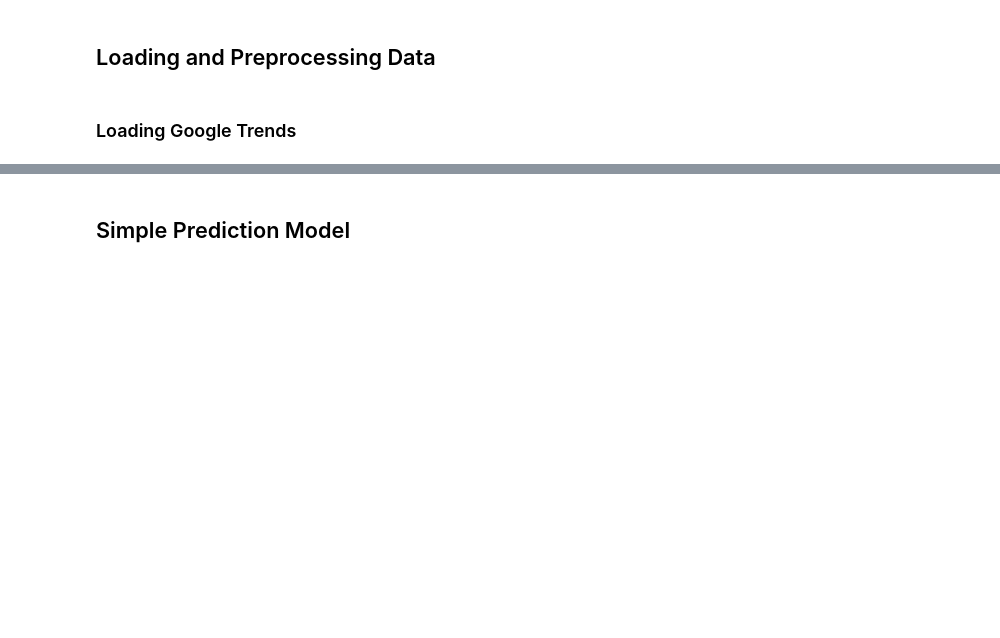
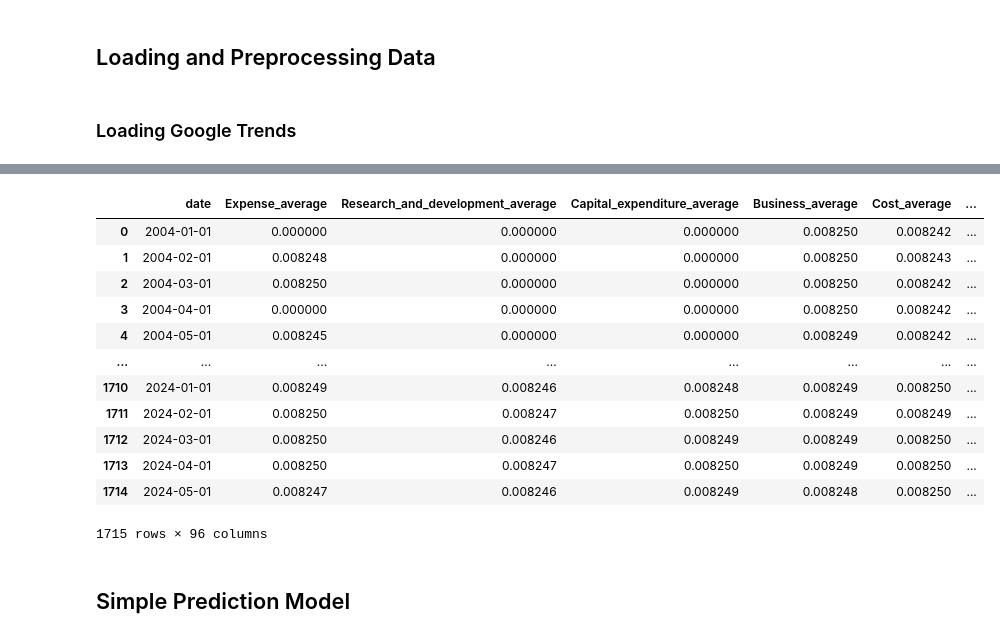
Before and after one commit to theS3b/Smoothing-Techniques-for-Predicting-High-Frequency-Time-Series, a Jupyter notebook: Simple NN Predictions Year to Year.ipynb, the cells around one changed output, grey strips where cells are left out. Cells and saved outputs as stored; diff of their text form; code cells hidden in the pictures; blank space fills up the shorter version.

```diff
--- a/Simple NN Predictions Year to Year.ipynb
+++ b/Simple NN Predictions Year to Year.ipynb
@@ -52,3 +65,31 @@ X_train[preprocessor.country_train == "Switzerland"].head()
+# %%
+# Goal: Add the Year-over-Year Log-Difference of Search Volume Indices to the features
+
+# 1. Get the Year-over-Year Log-Difference of Search Volume Indices
+all_gts
+search_terms = [col for col in all_gts.columns if col.endswith('_average')]
+# Apply log
+all_gts.groupby("country").apply()= np.log(all_gts.loc[all_gts["country"] == country, search_terms] + 1)
+
+# 2. Add the previous year's difference to the features
+for term in search_terms:
+    all_gts.loc[all_gts["country"] == country, f"{term}_diff"] = all_gts.loc[all_gts["country"] == country, term].diff(3)
+
+all_gts
+# %% [output]
+|  | date | Expense_average | Research_and_development_average | Capital_expenditure_average | Business_average | Cost_average | ... |
+| 0 | 2004-01-01 | 0.000000 | 0.000000 | 0.000000 | 0.008250 | 0.008242 | ... |
+| 1 | 2004-02-01 | 0.008248 | 0.000000 | 0.000000 | 0.008250 | 0.008243 | ... |
+| 2 | 2004-03-01 | 0.008250 | 0.000000 | 0.000000 | 0.008250 | 0.008242 | ... |
+| 3 | 2004-04-01 | 0.000000 | 0.000000 | 0.000000 | 0.008250 | 0.008242 | ... |
+| 4 | 2004-05-01 | 0.008245 | 0.000000 | 0.000000 | 0.008249 | 0.008242 | ... |
+| ... | ... | ... | ... | ... | ... | ... | ... |
+| 1710 | 2024-01-01 | 0.008249 | 0.008246 | 0.008248 | 0.008249 | 0.008250 | ... |
+| 1711 | 2024-02-01 | 0.008250 | 0.008247 | 0.008250 | 0.008249 | 0.008249 | ... |
+| 1712 | 2024-03-01 | 0.008250 | 0.008246 | 0.008249 | 0.008249 | 0.008250 | ... |
+| 1713 | 2024-04-01 | 0.008250 | 0.008247 | 0.008250 | 0.008249 | 0.008250 | ... |
+| 1714 | 2024-05-01 | 0.008247 | 0.008246 | 0.008249 | 0.008248 | 0.008250 | ... |
+1715 rows × 96 columns
 # %% [markdown]
 ## Simple Prediction Model
 # %% [markdown]
```
Also changed, not shown: parts of 4 cells of this notebook, 1 other file.
